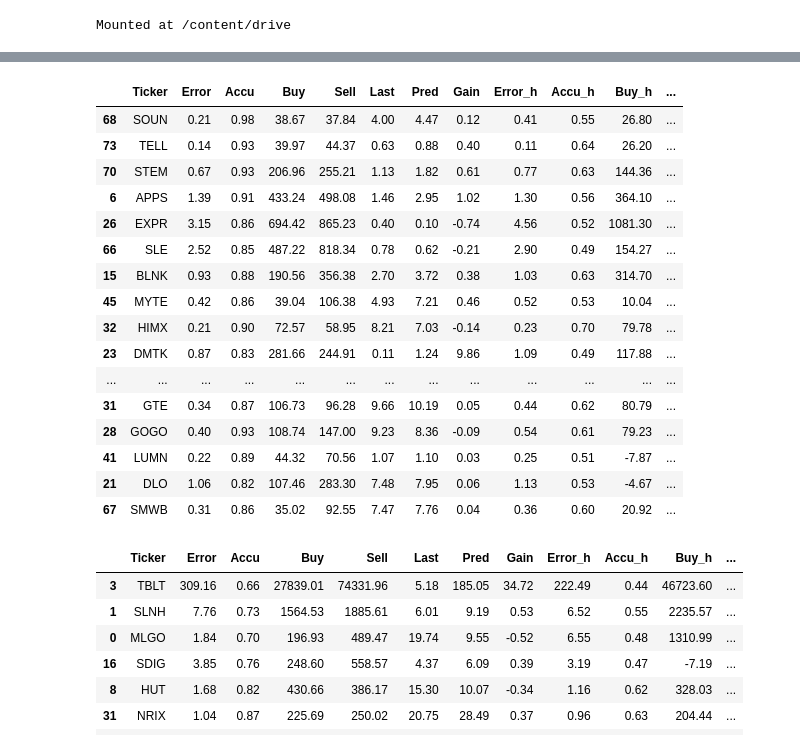
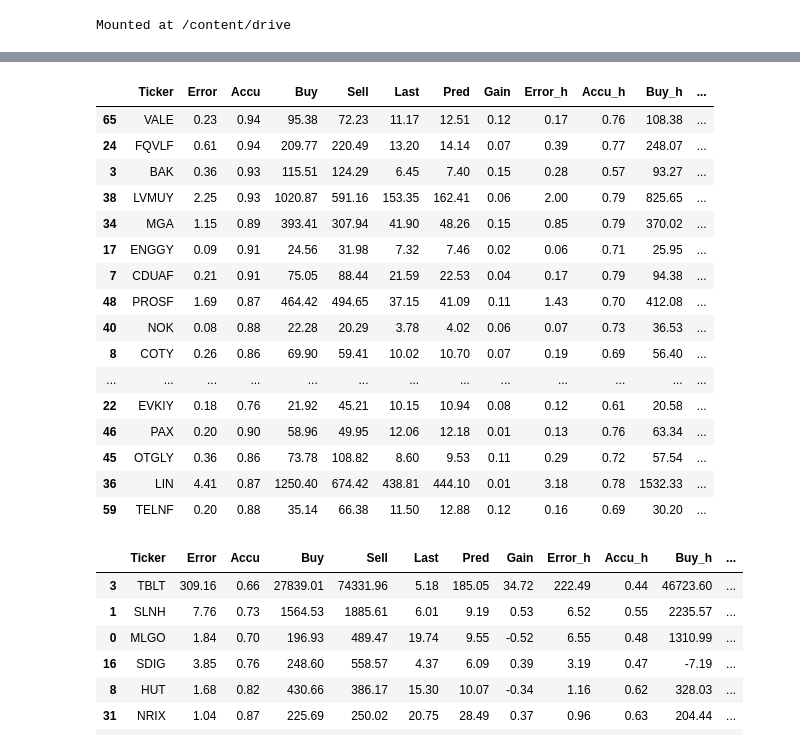
Before and after one commit to ahsank/StockML, a Jupyter notebook: TestLocal.ipynb, the cells around one changed output, grey strips where cells are left out. Saved outputs shown, nothing was run; the diff lists cells and outputs as text; code cells hidden in the pictures.

```diff
--- a/TestLocal.ipynb
+++ b/TestLocal.ipynb
@@ -173,3 +174,23 @@ findata.EPOCHS=200
 model = "com-6a-test"
 tickers = [ 'FXY', 'GLD', 'ISHG', 'PDBC', 'SLV', 'SOYB',
             'TIP', 'TLT', 'UUP', 'VTIP', 'WEAT']
+# %%
+lossfn = "huber_loss"
+pipeline.IS_VERBOSE = False
+mod = pipeline.RateReturnOnly(
+    pipeline.FeatureSeq([pipeline.AddDayMonth(),
+                         pipeline.AddVWap(),
+                         pipeline.AddMA(200),
+                         pipeline.Adj()
+                         ]))
+
+
+#df  = pipeline.runModelCombined(tickers, 'ipos2-3a', mod, False, loss=lossfn, output='low', trading=pipeline.LowTrading)[0]
+#df  = pipeline.runModelCombined(tickers, 'ipos2-3a', mod, False, loss=lossfn, output='high', trading=pipeline.HighTrading)[0]
+df  = pipeline.runModelCombinedVola(tickers, prevmodel, mod, False, loss=lossfn)
+# %%
+addAllocHL(df, 0.10, 1)
+df1 = df[df.Gain > 0]
+pd.options.display.max_columns = None
+# df.iloc[(df.Alloc * abs(df.Gain_f)).sort_values(ascending=False).index].head(50)
+df1.sort_values('Alloc', ascending=False).head(50)
@@ -190,27 +229,27 @@ df  = pipeline.runModelCombinedVola(tickers, model, mod, True, loss=lossfn)
 # %%
 addAllocHL(df, 0.10, 1)
 df1 = df[df.Gain > 0]
 pd.options.display.max_columns = None
 # df.iloc[(df.Alloc * abs(df.Gain_f)).sort_values(ascending=False).index].head(50)
-df.sort_values('Alloc', ascending=False).head(50)
+df1.sort_values('Alloc', ascending=False).head(50)
 # %% [output]
 |  | Ticker | Error | Accu | Buy | Sell | Last | Pred | Gain | Error_h | Accu_h | Buy_h | ... |
-| 68 | SOUN | 0.21 | 0.98 | 38.67 | 37.84 | 4.00 | 4.47 | 0.12 | 0.41 | 0.55 | 26.80 | ... |
-| 73 | TELL | 0.14 | 0.93 | 39.97 | 44.37 | 0.63 | 0.88 | 0.40 | 0.11 | 0.64 | 26.20 | ... |
-| 70 | STEM | 0.67 | 0.93 | 206.96 | 255.21 | 1.13 | 1.82 | 0.61 | 0.77 | 0.63 | 144.36 | ... |
-| 6 | APPS | 1.39 | 0.91 | 433.24 | 498.08 | 1.46 | 2.95 | 1.02 | 1.30 | 0.56 | 364.10 | ... |
-| 26 | EXPR | 3.15 | 0.86 | 694.42 | 865.23 | 0.40 | 0.10 | -0.74 | 4.56 | 0.52 | 1081.30 | ... |
-| 66 | SLE | 2.52 | 0.85 | 487.22 | 818.34 | 0.78 | 0.62 | -0.21 | 2.90 | 0.49 | 154.27 | ... |
-| 15 | BLNK | 0.93 | 0.88 | 190.56 | 356.38 | 2.70 | 3.72 | 0.38 | 1.03 | 0.63 | 314.70 | ... |
-| 45 | MYTE | 0.42 | 0.86 | 39.04 | 106.38 | 4.93 | 7.21 | 0.46 | 0.52 | 0.53 | 10.04 | ... |
-| 32 | HIMX | 0.21 | 0.90 | 72.57 | 58.95 | 8.21 | 7.03 | -0.14 | 0.23 | 0.70 | 79.78 | ... |
-| 23 | DMTK | 0.87 | 0.83 | 281.66 | 244.91 | 0.11 | 1.24 | 9.86 | 1.09 | 0.49 | 117.88 | ... |
+| 65 | VALE | 0.23 | 0.94 | 95.38 | 72.23 | 11.17 | 12.51 | 0.12 | 0.17 | 0.76 | 108.38 | ... |
+| 24 | FQVLF | 0.61 | 0.94 | 209.77 | 220.49 | 13.20 | 14.14 | 0.07 | 0.39 | 0.77 | 248.07 | ... |
+| 3 | BAK | 0.36 | 0.93 | 115.51 | 124.29 | 6.45 | 7.40 | 0.15 | 0.28 | 0.57 | 93.27 | ... |
+| 38 | LVMUY | 2.25 | 0.93 | 1020.87 | 591.16 | 153.35 | 162.41 | 0.06 | 2.00 | 0.79 | 825.65 | ... |
+| 34 | MGA | 1.15 | 0.89 | 393.41 | 307.94 | 41.90 | 48.26 | 0.15 | 0.85 | 0.79 | 370.02 | ... |
+| 17 | ENGGY | 0.09 | 0.91 | 24.56 | 31.98 | 7.32 | 7.46 | 0.02 | 0.06 | 0.71 | 25.95 | ... |
+| 7 | CDUAF | 0.21 | 0.91 | 75.05 | 88.44 | 21.59 | 22.53 | 0.04 | 0.17 | 0.79 | 94.38 | ... |
+| 48 | PROSF | 1.69 | 0.87 | 464.42 | 494.65 | 37.15 | 41.09 | 0.11 | 1.43 | 0.70 | 412.08 | ... |
+| 40 | NOK | 0.08 | 0.88 | 22.28 | 20.29 | 3.78 | 4.02 | 0.06 | 0.07 | 0.73 | 36.53 | ... |
+| 8 | COTY | 0.26 | 0.86 | 69.90 | 59.41 | 10.02 | 10.70 | 0.07 | 0.19 | 0.69 | 56.40 | ... |
 | ... | ... | ... | ... | ... | ... | ... | ... | ... | ... | ... | ... | ... |
-| 31 | GTE | 0.34 | 0.87 | 106.73 | 96.28 | 9.66 | 10.19 | 0.05 | 0.44 | 0.62 | 80.79 | ... |
-| 28 | GOGO | 0.40 | 0.93 | 108.74 | 147.00 | 9.23 | 8.36 | -0.09 | 0.54 | 0.61 | 79.23 | ... |
-| 41 | LUMN | 0.22 | 0.89 | 44.32 | 70.56 | 1.07 | 1.10 | 0.03 | 0.25 | 0.51 | -7.87 | ... |
-| 21 | DLO | 1.06 | 0.82 | 107.46 | 283.30 | 7.48 | 7.95 | 0.06 | 1.13 | 0.53 | -4.67 | ... |
-| 67 | SMWB | 0.31 | 0.86 | 35.02 | 92.55 | 7.47 | 7.76 | 0.04 | 0.36 | 0.60 | 20.92 | ... |
+| 22 | EVKIY | 0.18 | 0.76 | 21.92 | 45.21 | 10.15 | 10.94 | 0.08 | 0.12 | 0.61 | 20.58 | ... |
+| 46 | PAX | 0.20 | 0.90 | 58.96 | 49.95 | 12.06 | 12.18 | 0.01 | 0.13 | 0.76 | 63.34 | ... |
+| 45 | OTGLY | 0.36 | 0.86 | 73.78 | 108.82 | 8.60 | 9.53 | 0.11 | 0.29 | 0.72 | 57.54 | ... |
+| 36 | LIN | 4.41 | 0.87 | 1250.40 | 674.42 | 438.81 | 444.10 | 0.01 | 3.18 | 0.78 | 1532.33 | ... |
+| 59 | TELNF | 0.20 | 0.88 | 35.14 | 66.38 | 11.50 | 12.88 | 0.12 | 0.16 | 0.69 | 30.20 | ... |
 # %%
 findata.EPOCHS=200
 model = "sbee-626-test"
```
Also changed, not shown: parts of 4 cells of this notebook.
